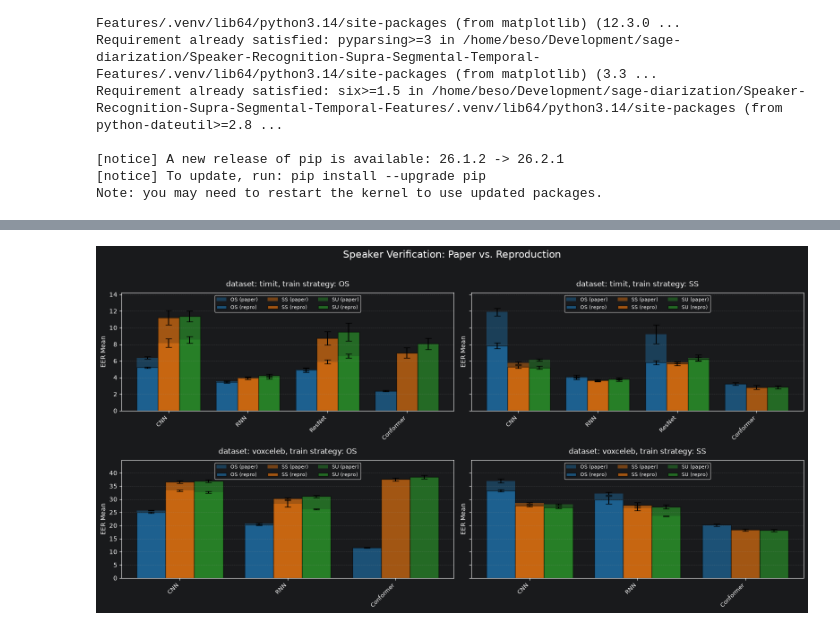
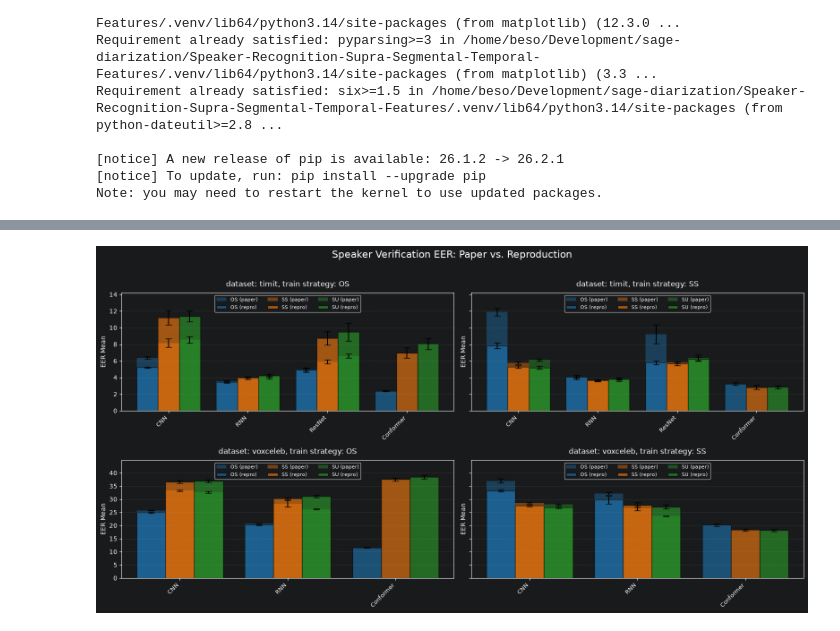
Before and after one commit to sage-diarization/Speaker-Recognition-Supra-Segmental-Temporal-Features, a Jupyter notebook: data/speaker-verification.ipynb, the cells around one changed output, grey strips where cells are left out. Cells and saved outputs as stored; diff of their text form; code cells hidden in the pictures.

Commit message:
Comparing Speaker Verification Results

```diff
--- a/data/speaker-verification.ipynb
+++ b/data/speaker-verification.ipynb
@@ -139,32 +139,32 @@ for i, dataset in enumerate(datasets):
                        label=f'{test_strategy} (paper)')
 
             # Repro solid bars
             test_data_repro = subset_repro[subset_repro['test_strategy'] == test_strategy]
             arch_to_eer = {}
             arch_to_std = {}
             for _, row in test_data_repro.iterrows():
                 arch_to_eer[row['architecture']] = row['eer_mean']
                 arch_to_std[row['architecture']] = row['eer_std']
 
             eer_means = [arch_to_eer.get(arch, 0) for arch in subset_architectures]
             eer_stds = [arch_to_std.get(arch, 0) for arch in subset_architectures]
 
             ax.bar(x + offset, eer_means, bar_width,
                    yerr=eer_stds, capsize=5,
                    color=colors[test_strategy],
                    alpha=0.6, edgecolor='black',
                    label=labels[test_strategy])
 
         # Customize plot
         ax.set_title(f'dataset: {dataset}, train strategy: {train_strategy}', fontsize=12, pad=10)
         ax.set_ylabel('EER Mean', fontsize=10)
         ax.set_ylim(0, dataset_max[dataset])
         ax.set_xticks(x)
         ax.set_xticklabels(subset_architectures, rotation=45, ha='right', fontsize=9)
         ax.grid(axis='y', alpha=0.3, linestyle='--')
         ax.legend(loc='upper center', fontsize=8, ncol=3)
 
-plt.suptitle('Speaker Verification: Paper vs. Reproduction', fontsize=16, y=1.02)
+plt.suptitle('Speaker Verification EER: Paper vs. Reproduction', fontsize=16, y=1.02)
 plt.tight_layout()
 # %% [output]
-[figure, old version]
+[figure, new version]
```
Also changed, not shown: parts of 1 cell of this notebook.
